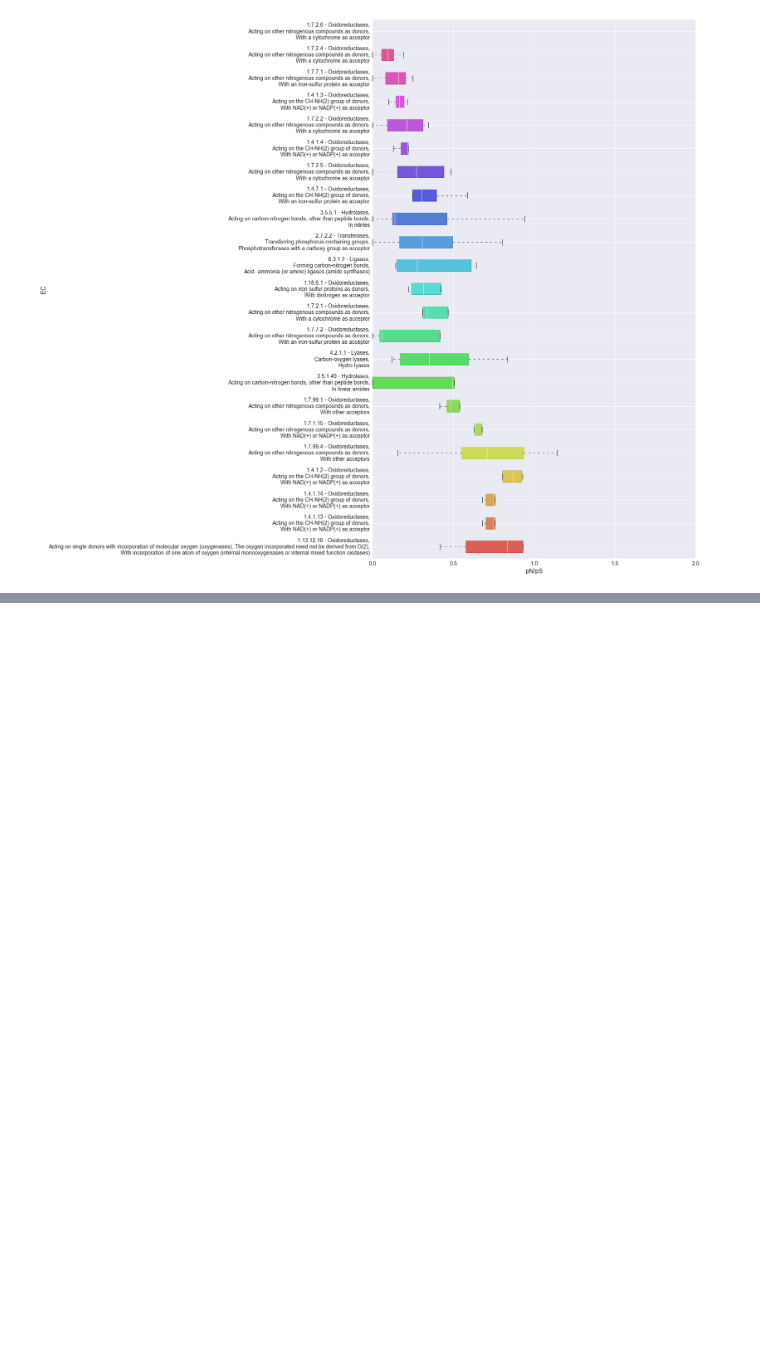
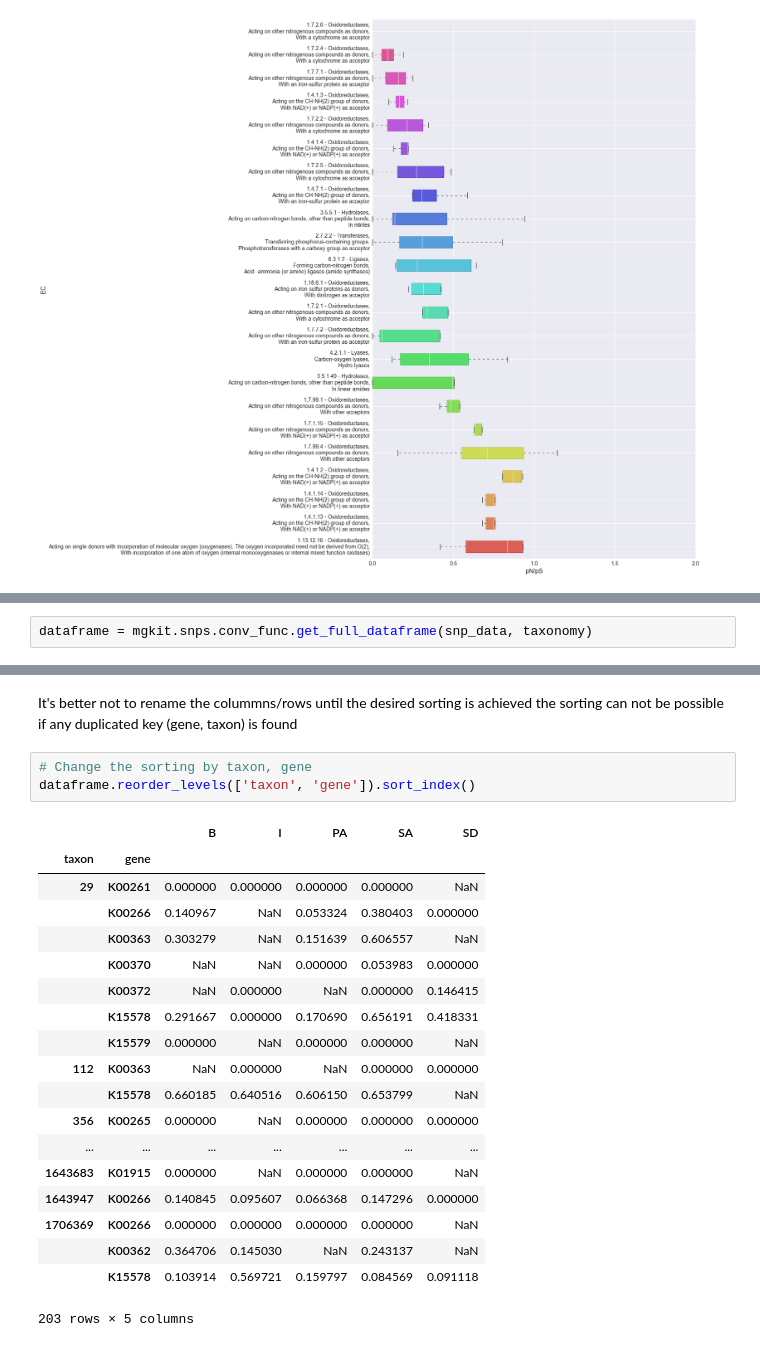
Before and after one commit to frubino/mgkit, a Jupyter notebook: docs/source/pipeline/hmmer-tutorial-explore-data.ipynb, the cells around one changed output, grey strips where cells are left out. Drawn from its saved outputs; the diff is of its cells as text; blank space fills up the shorter version.

```diff
--- a/docs/source/pipeline/hmmer-tutorial-explore-data.ipynb
+++ b/docs/source/pipeline/hmmer-tutorial-explore-data.ipynb
@@ -518,0 +543,2 @@ _ = ax.set_ylabel('EC', fontsize=16)
+# %%
+dataframe = mgkit.snps.conv_func.get_full_dataframe(snp_data, taxonomy)
@@ -518,0 +556,26 @@ _ = ax.set_ylabel('EC', fontsize=16)
+# %% [markdown]
+It's better not to rename the colummns/rows until the desired sorting is achieved
+the sorting can not be possible if any duplicated key (gene, taxon) is found
+# %%
+# Change the sorting by taxon, gene
+dataframe.reorder_levels(['taxon', 'gene']).sort_index()
+# %% [output]
+|  |  | B | I | PA | SA | SD |
+| taxon | gene |  |  |  |  |  |
+| 29 | K00261 | 0.000000 | 0.000000 | 0.000000 | 0.000000 | NaN |
+|  | K00266 | 0.140967 | NaN | 0.053324 | 0.380403 | 0.000000 |
+|  | K00363 | 0.303279 | NaN | 0.151639 | 0.606557 | NaN |
+|  | K00370 | NaN | NaN | 0.000000 | 0.053983 | 0.000000 |
+|  | K00372 | NaN | 0.000000 | NaN | 0.000000 | 0.146415 |
+|  | K15578 | 0.291667 | 0.000000 | 0.170690 | 0.656191 | 0.418331 |
+|  | K15579 | 0.000000 | NaN | 0.000000 | 0.000000 | NaN |
+| 112 | K00363 | NaN | 0.000000 | NaN | 0.000000 | 0.000000 |
+|  | K15578 | 0.660185 | 0.640516 | 0.606150 | 0.653799 | NaN |
+| 356 | K00265 | 0.000000 | NaN | 0.000000 | 0.000000 | 0.000000 |
+| ... | ... | ... | ... | ... | ... | ... |
+| 1643683 | K01915 | 0.000000 | NaN | 0.000000 | 0.000000 | NaN |
+| 1643947 | K00266 | 0.140845 | 0.095607 | 0.066368 | 0.147296 | 0.000000 |
+| 1706369 | K00266 | 0.000000 | 0.000000 | 0.000000 | 0.000000 | NaN |
+|  | K00362 | 0.364706 | 0.145030 | NaN | 0.243137 | NaN |
+|  | K15578 | 0.103914 | 0.569721 | 0.159797 | 0.084569 | 0.091118 |
+203 rows × 5 columns
```
Also changed, not shown: parts of 37 cells of this notebook, 2 other files.
